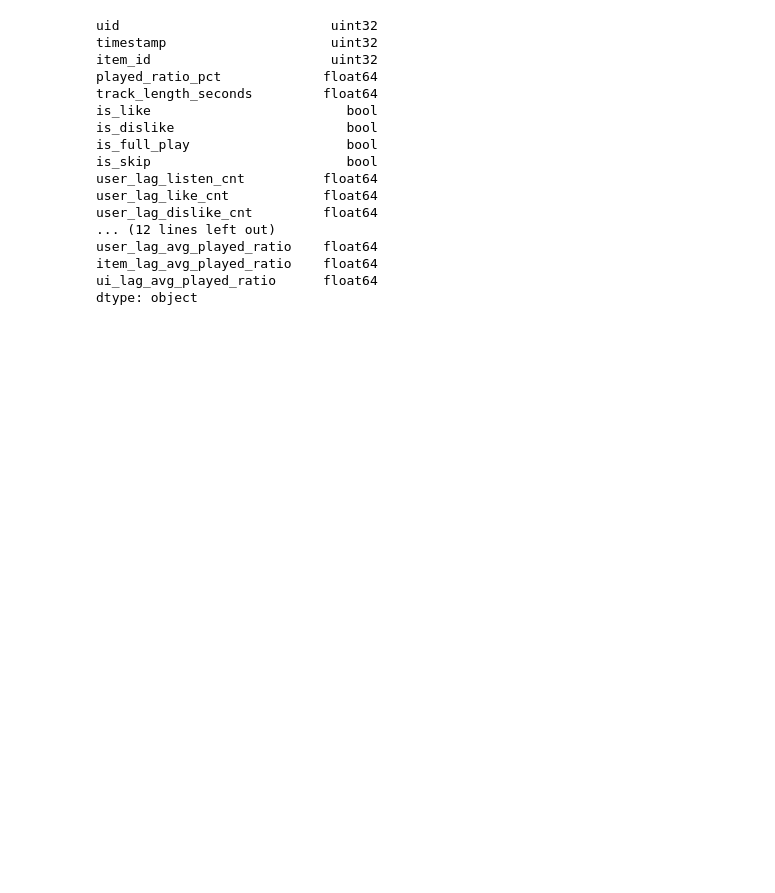
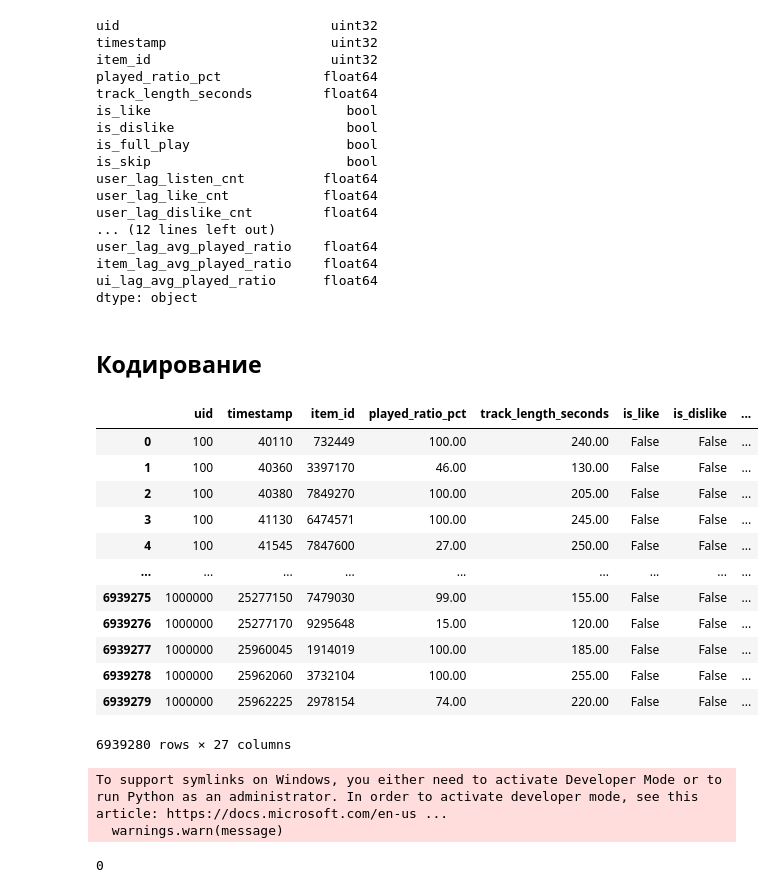
Before and after one commit to TimWHitee/gp5, a Jupyter notebook: Osina_rec_sys.ipynb, the cells around one changed output. Saved outputs shown, nothing was run; the diff lists cells and outputs as text; code cells hidden in the pictures; blank space fills up the shorter version.

```diff
--- a/Osina_rec_sys.ipynb
+++ b/Osina_rec_sys.ipynb
@@ -518,3 +520,5 @@ user_lag_avg_played_ratio    float64
 item_lag_avg_played_ratio    float64
 ui_lag_avg_played_ratio      float64
 dtype: object
+# %% [markdown]
+## Кодирование
@@ -520,0 +572,75 @@ dtype: object
+# %%
+listens = extract_preference_pairs(listens)
+# %%
+listens
+# %% [output]
+|  | uid | timestamp | item_id | played_ratio_pct | track_length_seconds | is_like | is_dislike | ... |
+| 0 | 100 | 40110 | 732449 | 100.00 | 240.00 | False | False | ... |
+| 1 | 100 | 40360 | 3397170 | 46.00 | 130.00 | False | False | ... |
+| 2 | 100 | 40380 | 7849270 | 100.00 | 205.00 | False | False | ... |
+| 3 | 100 | 41130 | 6474571 | 100.00 | 245.00 | False | False | ... |
+| 4 | 100 | 41545 | 7847600 | 27.00 | 250.00 | False | False | ... |
+| ... | ... | ... | ... | ... | ... | ... | ... | ... |
+| 6939275 | 1000000 | 25277150 | 7479030 | 99.00 | 155.00 | False | False | ... |
+| 6939276 | 1000000 | 25277170 | 9295648 | 15.00 | 120.00 | False | False | ... |
+| 6939277 | 1000000 | 25960045 | 1914019 | 100.00 | 185.00 | False | False | ... |
+| 6939278 | 1000000 | 25962060 | 3732104 | 100.00 | 255.00 | False | False | ... |
+| 6939279 | 1000000 | 25962225 | 2978154 | 74.00 | 220.00 | False | False | ... |
+6939280 rows × 27 columns
+# %%
+def load_yambda_table(filename):
+    data = load_dataset(
+        "yandex/yambda",
+        data_dir="",
+        data_files=f"{filename}.parquet",
+    )
+
+    assert isinstance(data, DatasetDict)
+    return data["train"].to_pandas()
+
+
+albums = load_yambda_table("album_item_mapping")
+artists = load_yambda_table("artist_item_mapping")
+# %% [output]
+To support symlinks on Windows, you either need to activate Developer Mode or to run Python as an administrator. In order to activate developer mode, see this article: https://docs.microsoft.com/en-us ...
+  warnings.warn(message)
+# %%
+def build_list_mapping(
+    df,
+    key_col,
+    value_col):
+    return (
+        df
+        .drop_duplicates([key_col, value_col])
+        .sort_values([key_col, value_col])
+        .groupby(key_col)[value_col]
+        .agg(list)
+        .to_dict()
+    )
+
+
+def join_item_artist_album(
+    listens,
+    artists,
+    albums,
+):
+    out = listens.copy()
+
+    artist_map = build_list_mapping(artists, "item_id", "artist_id")
+    album_map = build_list_mapping(albums, "item_id", "album_id")
+
+    out["artist_ids"] = out["item_id"].map(artist_map)
+    out["album_ids"] = out["item_id"].map(album_map)
+
+    out["artist_ids"] = out["artist_ids"].apply(lambda x: x if isinstance(x, list) else [])
+    out["album_ids"] = out["album_ids"].apply(lambda x: x if isinstance(x, list) else [])
+
+
+    return out
+
+listens = join_item_artist_album(listens, artists, albums)
+
+del artists, albums
+gc.collect()
+# %% [output]
+0
```
Also changed, not shown: parts of 8 cells of this notebook.
